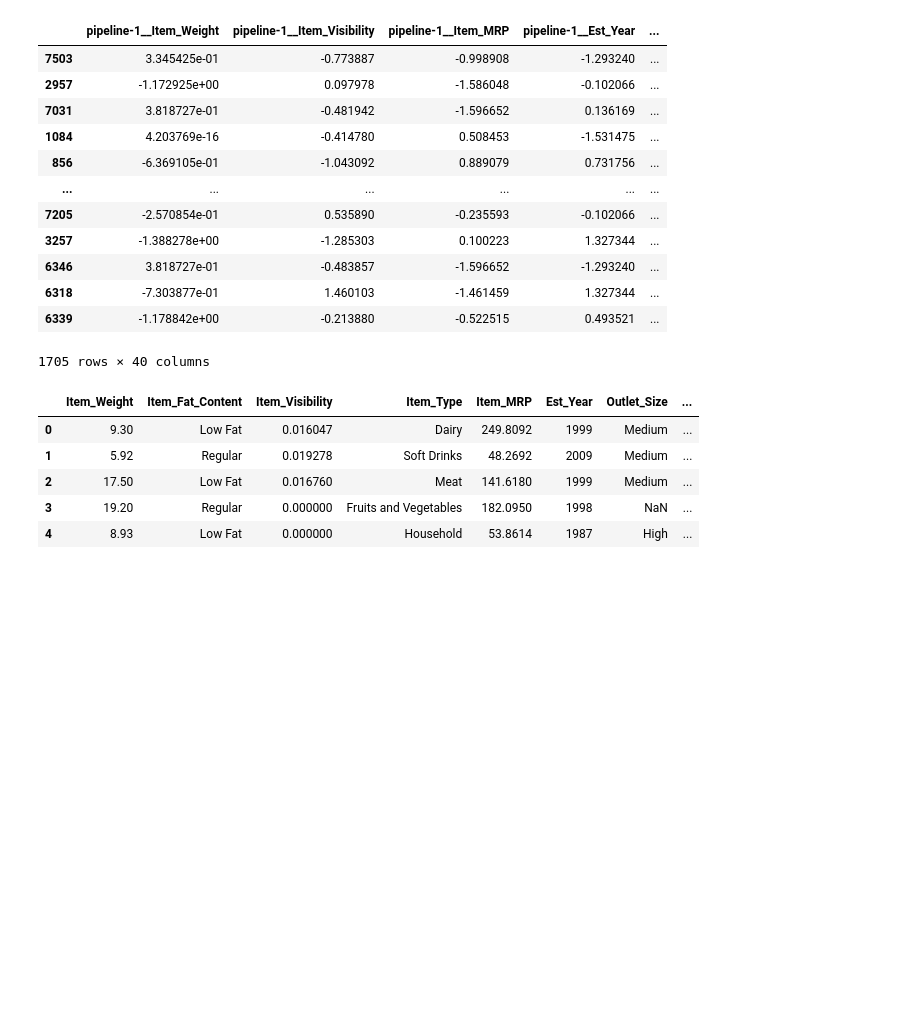
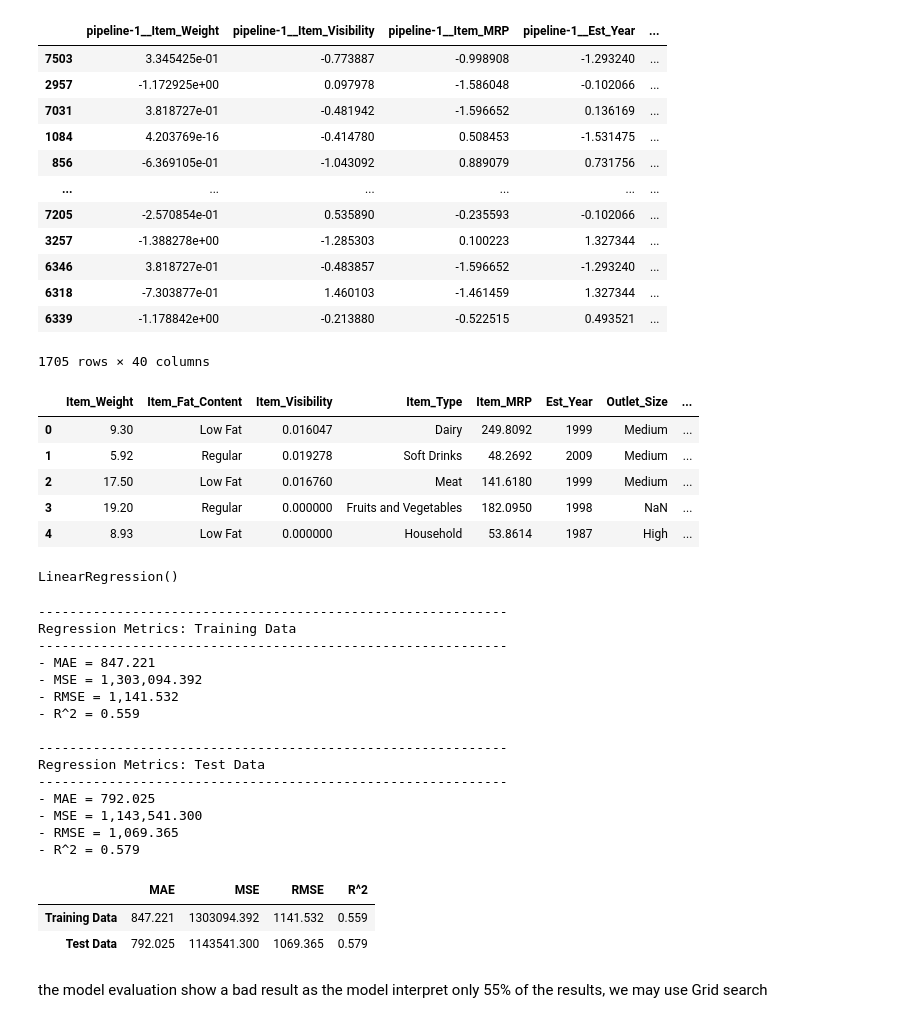
Before and after one commit to farahwadya/Predection-of-sales--machine-learning, a Jupyter notebook: Predection_of_sales_machine_learning.ipynb, the cells around one changed output. Saved outputs shown, nothing was run; the diff lists cells and outputs as text; code cells hidden in the pictures; blank space fills up the shorter version.

```diff
--- a/Predection_of_sales_machine_learning.ipynb
+++ b/Predection_of_sales_machine_learning.ipynb
@@ -472,3 +473,9 @@ df_sales.head()
 | 2 | 17.50 | Low Fat | 0.016760 | Meat | 141.6180 | 1999 | Medium | ... |
 | 3 | 19.20 | Regular | 0.000000 | Fruits and Vegetables | 182.0950 | 1998 | NaN | ... |
 | 4 | 8.93 | Low Fat | 0.000000 | Household | 53.8614 | 1987 | High | ... |
+# %%
+#Build a linear regression model.
+lin_reg=LinearRegression()
+lin_reg.fit(X_train_processed,y_train)
+# %% [output]
+LinearRegression()
@@ -474,0 +530,23 @@ df_sales.head()
+# %%
+evaluate_regression(lin_reg, X_train_processed, y_train, X_test_processed, y_test, verbose = True, output_frame = True)
+# %% [output]
+------------------------------------------------------------
+Regression Metrics: Training Data
+------------------------------------------------------------
+- MAE = 847.221
+- MSE = 1,303,094.392
+- RMSE = 1,141.532
+- R^2 = 0.559
+
+------------------------------------------------------------
+Regression Metrics: Test Data
+------------------------------------------------------------
+- MAE = 792.025
+- MSE = 1,143,541.300
+- RMSE = 1,069.365
+- R^2 = 0.579
+|  | MAE | MSE | RMSE | R^2 |
+| Training Data | 847.221 | 1303094.392 | 1141.532 | 0.559 |
+| Test Data | 792.025 | 1143541.300 | 1069.365 | 0.579 |
+# %% [markdown]
+the model evaluation show a bad result as the model interpret only 55% of the results, we may use Grid search
```
Also changed, not shown: parts of 3 cells of this notebook.
